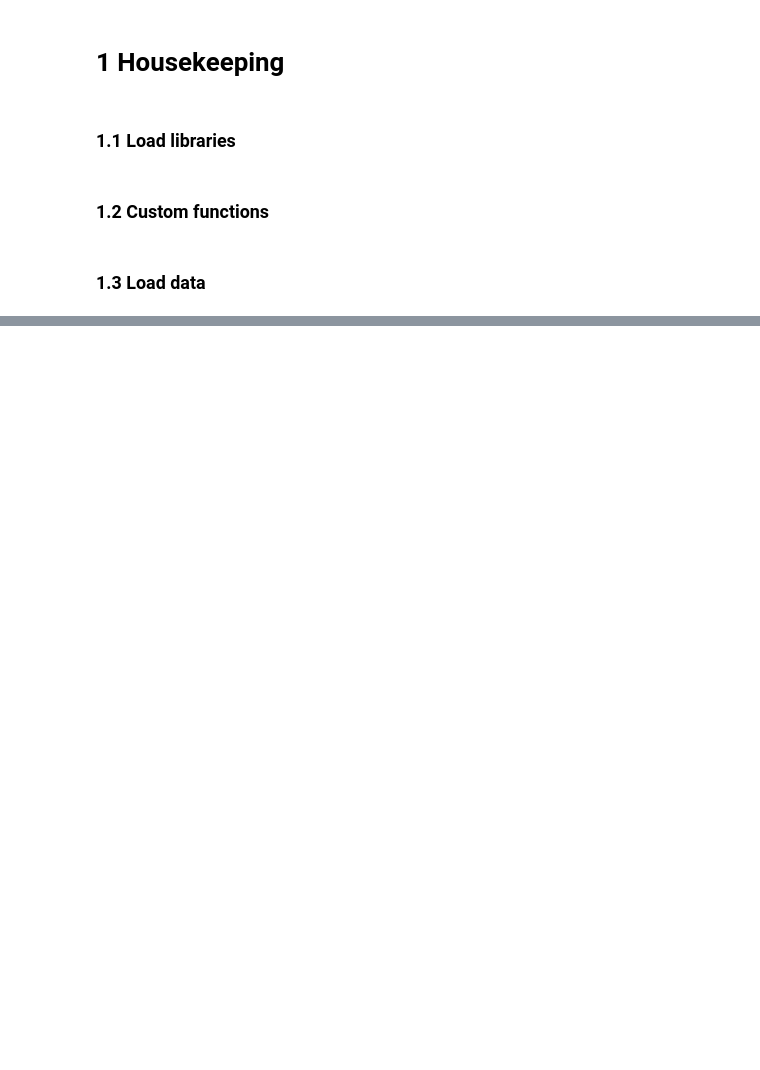
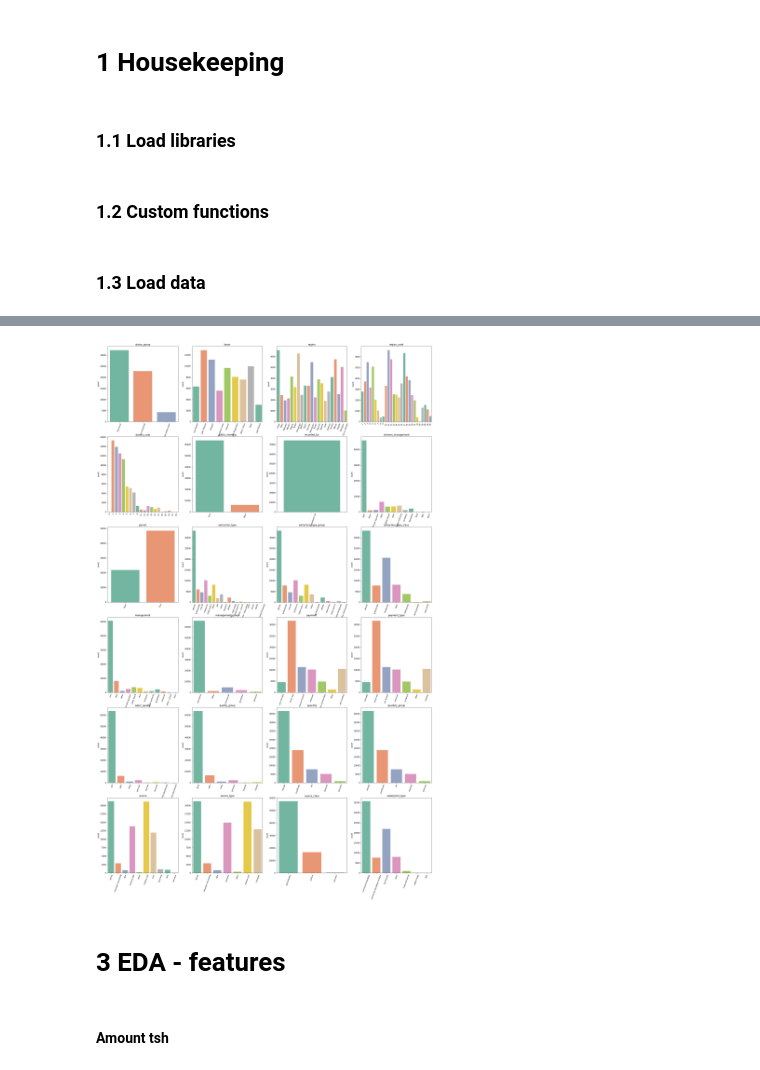
Before and after one commit to BrendaLoznik/waterpumps, a Jupyter notebook: EDA.ipynb, the cells around one changed output, grey strips where cells are left out. Cells and saved outputs as stored; diff of their text form; code cells hidden in the pictures; blank space fills up the shorter version.

```diff
--- a/EDA.ipynb
+++ b/EDA.ipynb
@@ -265,0 +284,12 @@ def duplicate_checker(df):
+# %%
+#import data
+train_labels = pd.read_csv('/content/gdrive/MyDrive/Kaggle/Waterpump-github/train_labels.csv')
+train_values = pd.read_csv('/content/gdrive/MyDrive/Kaggle/Waterpump-github/train_values.csv', parse_dates = ['date_recorded' ])
+test_values = pd.read_csv('/content/gdrive/MyDrive/Kaggle/Waterpump-github/test_values.csv', parse_dates = ['date_recorded' ])
+
+#merge train values and train labels to single dataset
+train= pd.merge(train_labels , train_values, on='id')
+# %%
+#concatenate train and test for data visualization
+raw = pd.concat([train, test_values])
+raw.head()
@@ -265,0 +334,3 @@ def duplicate_checker(df):
+# %%
+#convert faulty datatypes
+raw[['region_code','district_code', 'num_private', 'id']] = raw[['region_code','district_code', 'num_private', 'id']].astype('object')
@@ -265,0 +339,3 @@ def duplicate_checker(df):
+# %%
+categorical_dqr = categorical_dqr(raw)
+categorical_dqr
@@ -265,0 +365,18 @@ def duplicate_checker(df):
+# %%
+#create a list of categorical features with low cardinality
+dq_report_cat = categorical_dqr(raw)
+low_cardinal = dq_report_cat[dq_report_cat['Unique Values'] <=50]
+cardinal_index = low_cardinal.index
+low_cardinal_list = cardinal_index.to_list()
+
+#create countplots
+try:
+    countplotter (raw, raw[low_cardinal_list].columns, 6,4)
+except IndexError:
+    pass
+# %% [output]
+[figure, added]
+# %% [markdown]
+# 3 EDA - features
+# %% [markdown]
+#### **Amount tsh**
```
Also changed, not shown: parts of 37 cells of this notebook.
